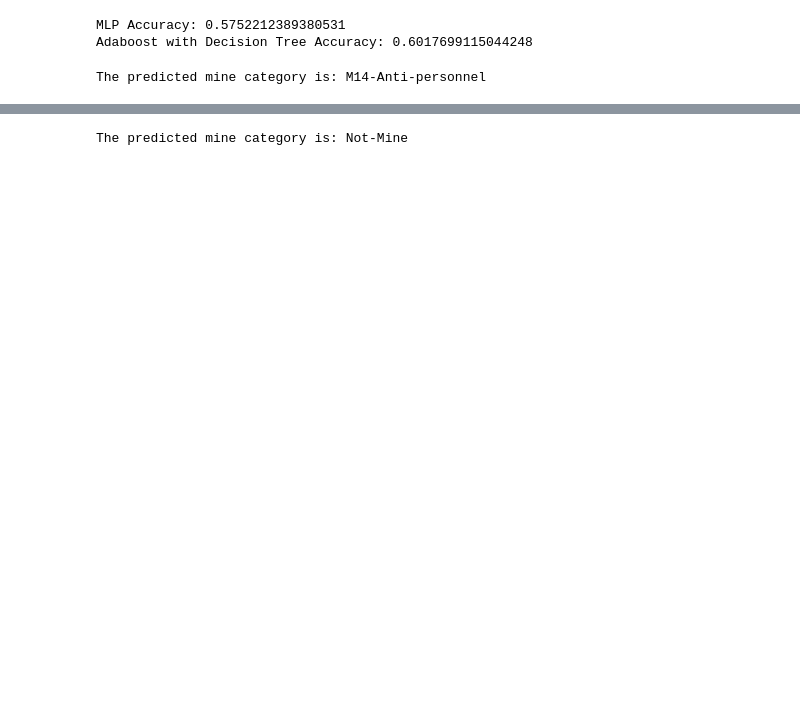
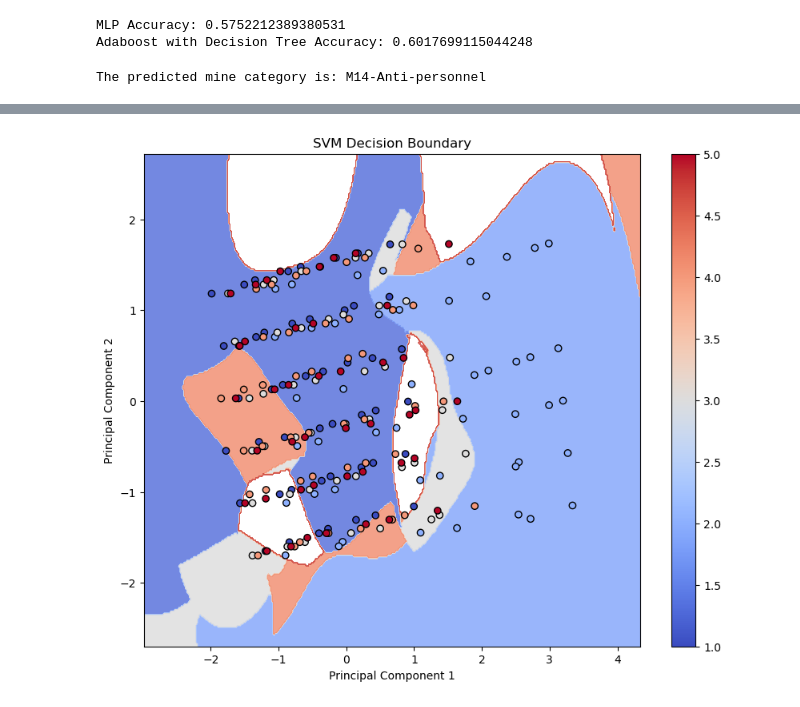
Before and after one commit to mzidan132/LandMinePredictionDeployment, a Jupyter notebook: land-mine-train-pred.ipynb, the cells around one changed output, grey strips where cells are left out. Saved outputs shown, nothing was run; the diff lists cells and outputs as text; code cells hidden in the pictures; blank space fills up the shorter version.

```diff
--- a/land-mine-train-pred.ipynb
+++ b/land-mine-train-pred.ipynb
@@ -330,39 +297,33 @@ plt.show()
 # %%
-import numpy as np
-with open('model.pkl', 'rb') as model_file:
-    loaded_model = pickle.load(model_file)
+from sklearn.decomposition import PCA
 
-# Load the scaler
-with open('standscaler.pkl', 'rb') as scaler_file:
-    loaded_scaler = pickle.load(scaler_file)
+# Apply PCA to reduce the data to 2D
+pca = PCA(n_components=2)
+X_train_pca = pca.fit_transform(X_train)
+X_test_pca = pca.transform(X_test)
 
-# Example input values for prediction
-voltage_input = 0.338
-height_input = 0
-soil_input = 1
+# Train the SVM classifier
+svm_model = svm.SVC(kernel='rbf', gamma=0.7, C=30)
+svm_model.fit(X_train_pca, y_train)
 
-# Create a numpy array with the input features
-new_data = np.array([[voltage_input, height_input, soil_input]])
+# Plot decision boundary
+h = .02  # Step size in the mesh
+x_min, x_max = X_train_pca[:, 0].min() - 1, X_train_pca[:, 0].max() + 1
+y_min, y_max = X_train_pca[:, 1].min() - 1, X_train_pca[:, 1].max() + 1
 
-# Scale the new data using the loaded scaler
-scaled_data = loaded_scaler.transform(new_data)
+xx, yy = np.meshgrid(np.arange(x_min, x_max, h), np.arange(y_min, y_max, h))
 
-# Make predictions using the loaded model
-prediction = loaded_model.predict(scaled_data)
+Z = svm_model.predict(np.c_[xx.ravel(), yy.ravel()])
+Z = Z.reshape(xx.shape)
 
-# Assuming you have a category_mapping dictionary
-category_mapping = {
-    1: "Not-Mine",
-    2: "Anti-tank",
-    3: "Anti-personnel",
-    4: "Booby-Trapped-Anti-personnel",
-    5: "M14-Anti-personnel"
-}
-
-# Map numerical category to its name
-predicted_category = category_mapping[prediction[0]]
-
-# Display the predicted mine category
-print(f'The predicted mine category is: {predicted_category}')
+# Plot with clearer parameters
+plt.figure(figsize=(10, 8))
+plt.contourf(xx, yy, Z, cmap=plt.cm.coolwarm, alpha=0.8, levels=np.arange(Z.min(), Z.max(), 0.5))
+plt.scatter(X_train_pca[:, 0], X_train_pca[:, 1], c=y_train, cmap=plt.cm.coolwarm, edgecolors='k')
+plt.title('SVM Decision Boundary')
+plt.xlabel('Principal Component 1')
+plt.ylabel('Principal Component 2')
+plt.colorbar()
+plt.show()
 # %% [output]
-The predicted mine category is: Not-Mine
+[figure, added]
```
Also changed, not shown: parts of 4 cells of this notebook.
